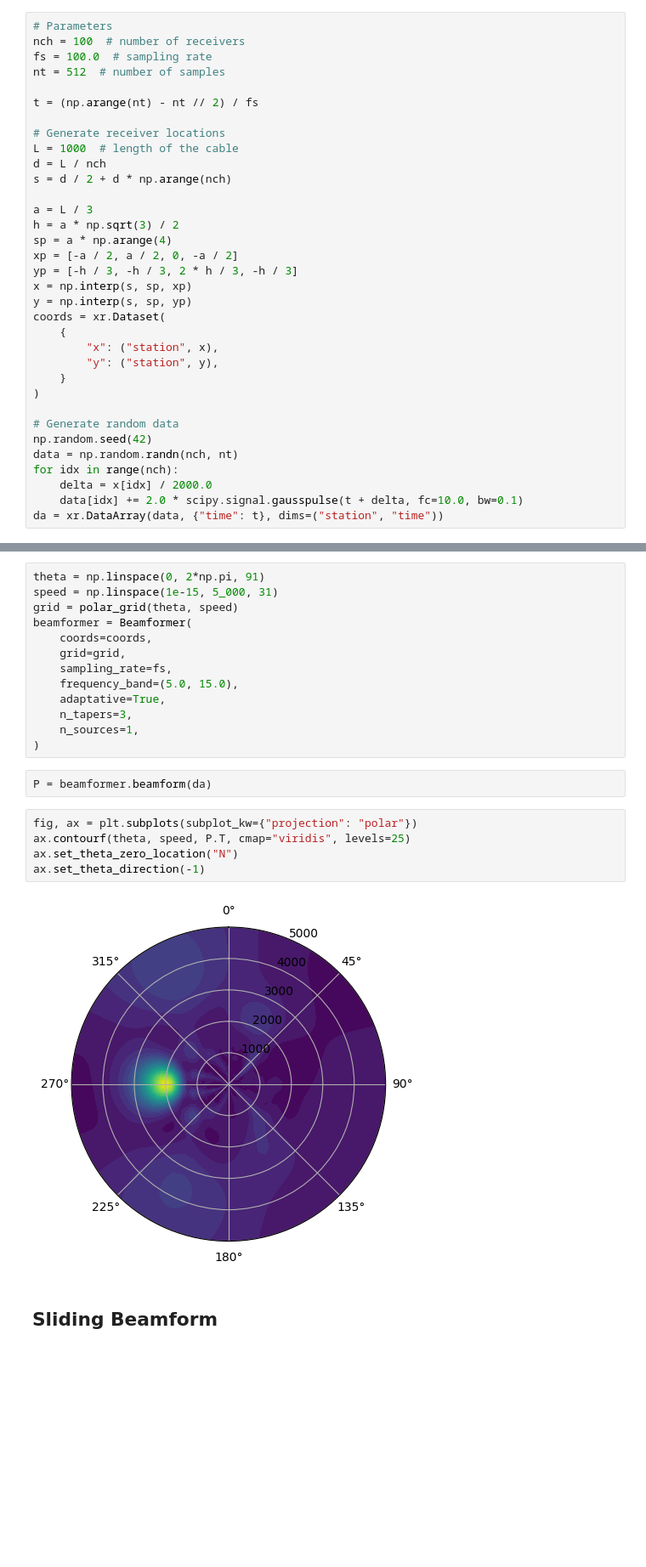
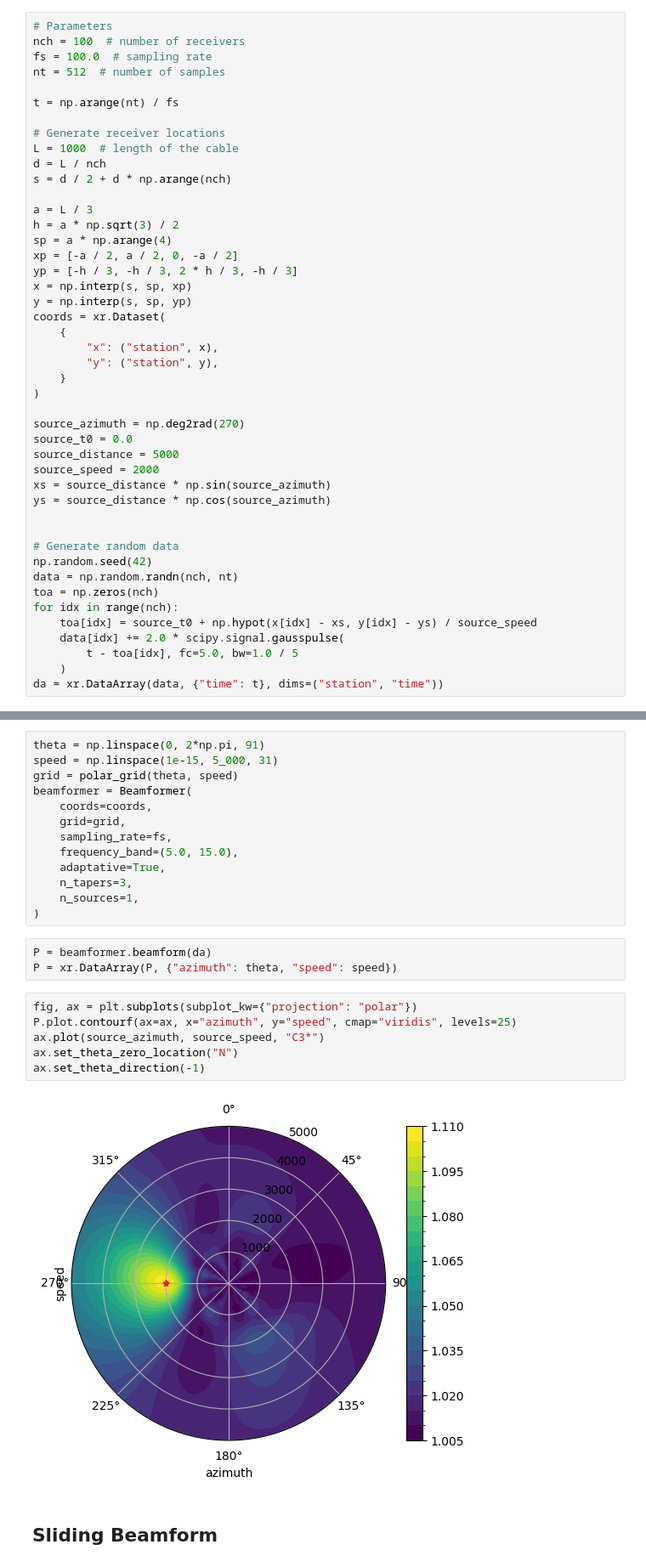
Before and after one commit to atrabattoni/beamforming, a Jupyter notebook: examples/notebook.ipynb, the cells around one changed output, grey strips where cells are left out. Shown at 85% size. Saved outputs shown, nothing was run; the diff lists cells and outputs as text; blank space fills up the shorter version.

Commit message:
source origin convention and punctual source.

```diff
--- a/examples/notebook.ipynb
+++ b/examples/notebook.ipynb
@@ -13,7 +13,7 @@ nch = 100  # number of receivers
 fs = 100.0  # sampling rate
 nt = 512  # number of samples
 
-t = (np.arange(nt) - nt // 2) / fs
+t = np.arange(nt) / fs
 
 # Generate receiver locations
 L = 1000  # length of the cable
@@ -34,11 +34,22 @@ coords = xr.Dataset(
     }
 )
 
+source_azimuth = np.deg2rad(270)
+source_t0 = 0.0
+source_distance = 5000
+source_speed = 2000
+xs = source_distance * np.sin(source_azimuth)
+ys = source_distance * np.cos(source_azimuth)
+
+
 # Generate random data
 np.random.seed(42)
 data = np.random.randn(nch, nt)
+toa = np.zeros(nch)
 for idx in range(nch):
-    delta = x[idx] / 2000.0
-    data[idx] += 2.0 * scipy.signal.gausspulse(t + delta, fc=10.0, bw=0.1)
+    toa[idx] = source_t0 + np.hypot(x[idx] - xs, y[idx] - ys) / source_speed
+    data[idx] += 2.0 * scipy.signal.gausspulse(
+        t - toa[idx], fc=5.0, bw=1.0 / 5
+    )
 da = xr.DataArray(data, {"time": t}, dims=("station", "time"))
 # %%
@@ -73,13 +86,15 @@ beamformer = Beamformer(
 )
 # %%
 P = beamformer.beamform(da)
+P = xr.DataArray(P, {"azimuth": theta, "speed": speed})
 # %%
 fig, ax = plt.subplots(subplot_kw={"projection": "polar"})
-ax.contourf(theta, speed, P.T, cmap="viridis", levels=25)
+P.plot.contourf(ax=ax, x="azimuth", y="speed", cmap="viridis", levels=25)
+ax.plot(source_azimuth, source_speed, "C3*")
 ax.set_theta_zero_location("N")
 ax.set_theta_direction(-1)
 # %% [output]
-[figure, old version]
+[figure, new version]
 # %% [markdown]
 ## Sliding Beamform
 # %%
```
Also changed, not shown: parts of 4 cells of this notebook, 1 other file.
